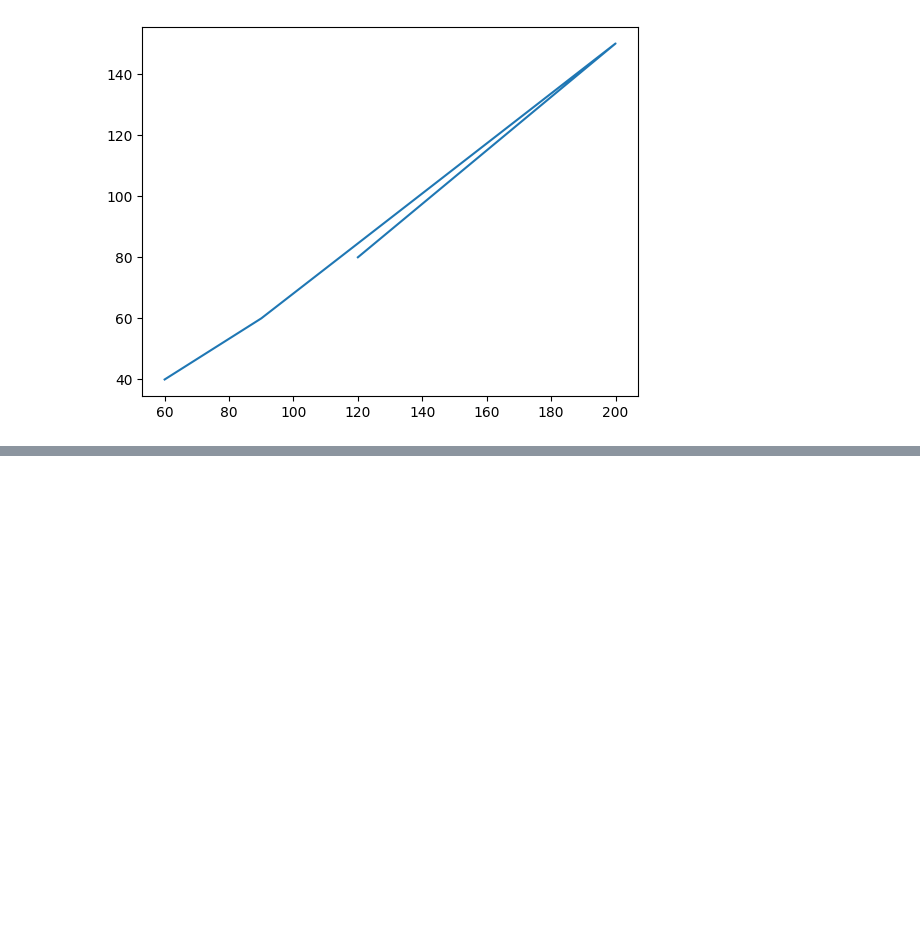
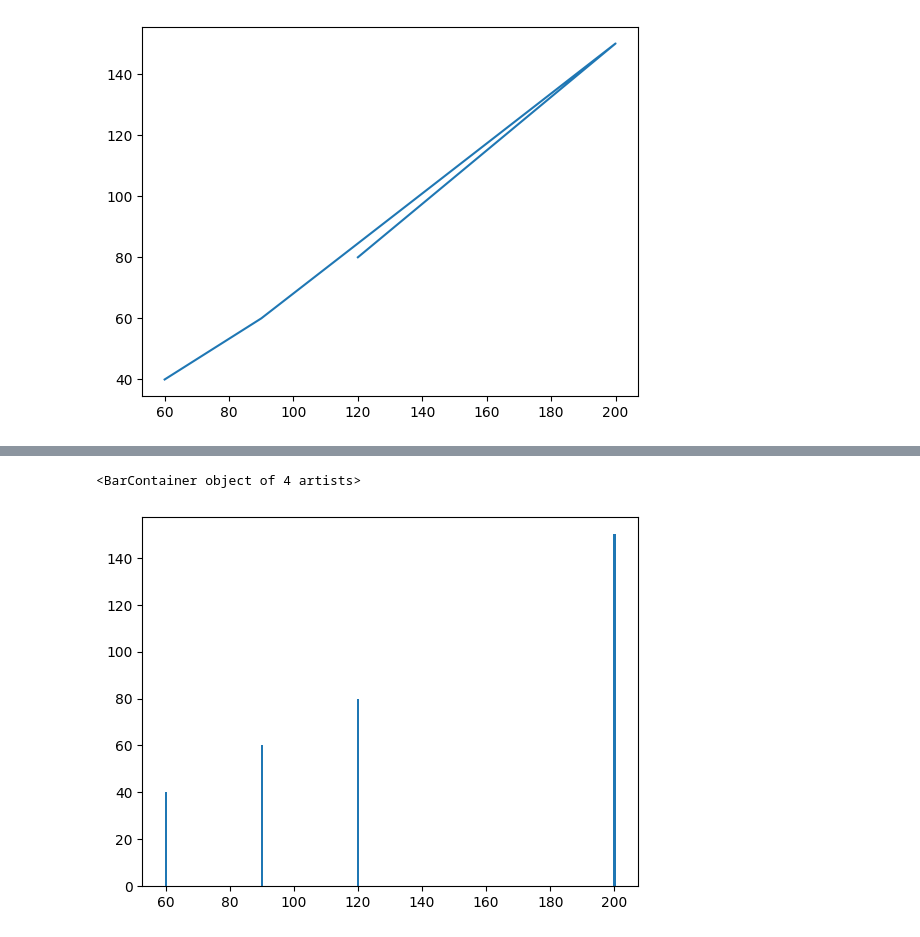
Before and after one commit to T-REX-C0DER/Data-Visualization-with-Python, a Jupyter notebook: Matplotlib.ipynb, the cells around one changed output, grey strips where cells are left out. Cells and saved outputs as stored; diff of their text form; code cells hidden in the pictures; blank space fills up the shorter version.

```diff
--- a/Matplotlib.ipynb
+++ b/Matplotlib.ipynb
@@ -31,0 +37,5 @@ plt.plot(product_sales["Online_Sales"] , product_sales["Offline_Sales"])
+# %%
+plt.bar(product_sales["Online_Sales"] , product_sales["Offline_Sales"])
+# %% [output]
+<BarContainer object of 4 artists>
+[figure, added]
```
Also changed, not shown: parts of 3 cells of this notebook.
